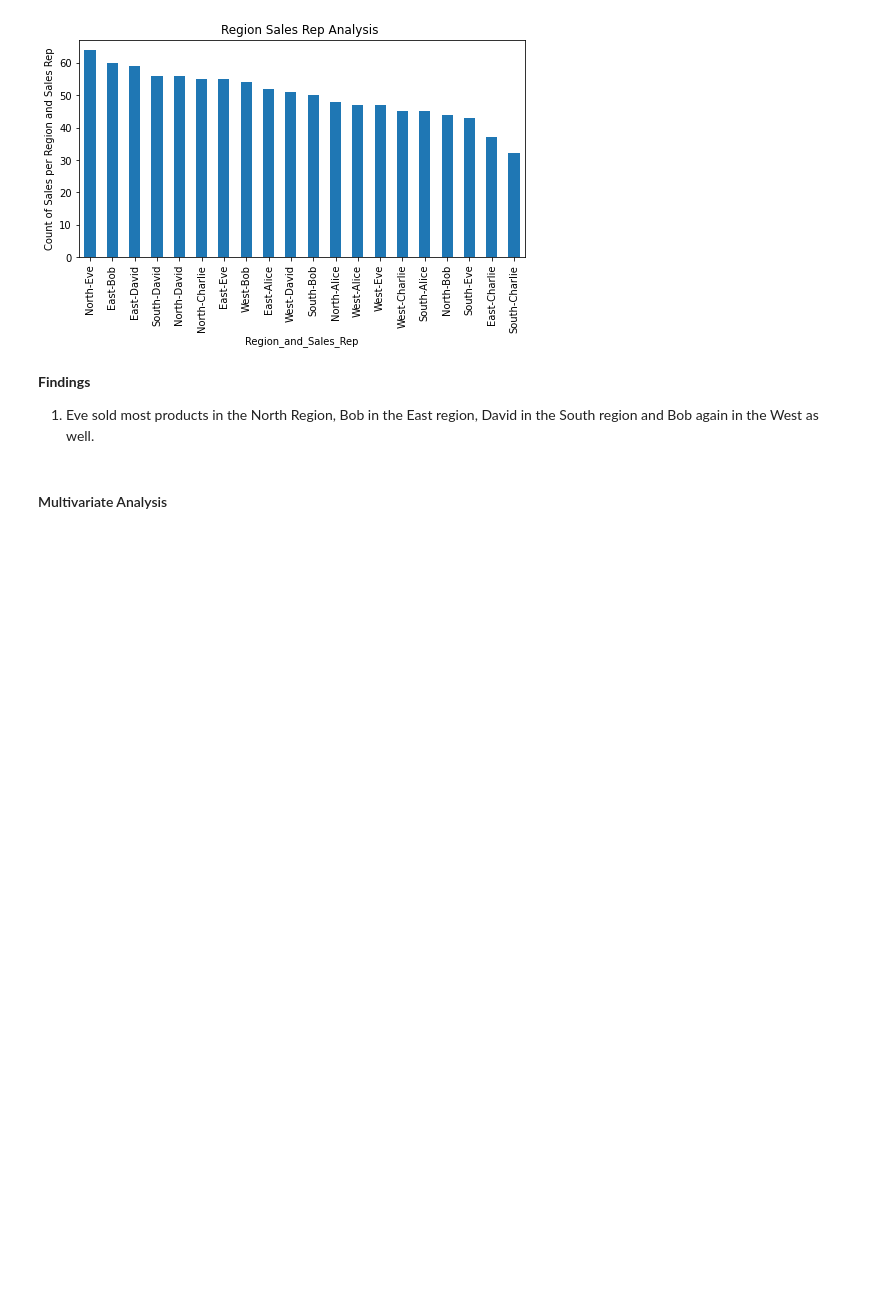
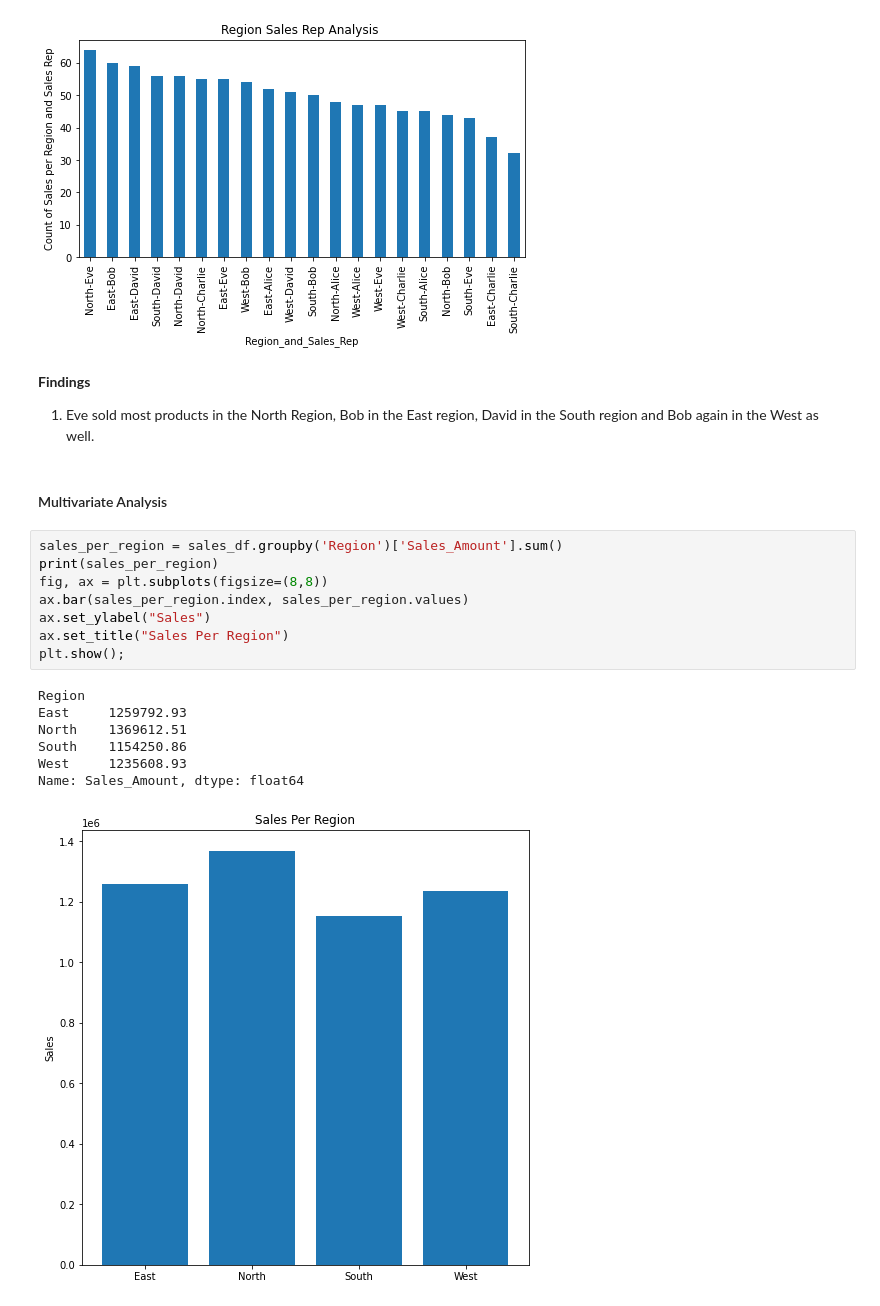
Before and after one commit to jgatharia/Sales_Analysis_Report, a Jupyter notebook: index.ipynb, the cells around one changed output. Drawn from its saved outputs; the diff is of its cells as text; blank space fills up the shorter version.

```diff
--- a/index.ipynb
+++ b/index.ipynb
@@ -325,3 +325,19 @@ Name: count, dtype: int64
 1. Eve sold most products in the North Region, Bob in the East region, David in the South region and Bob again in the West as well.
 # %% [markdown]
 #### Multivariate Analysis
+# %%
+sales_per_region = sales_df.groupby('Region')['Sales_Amount'].sum()
+print(sales_per_region)
+fig, ax = plt.subplots(figsize=(8,8))
+ax.bar(sales_per_region.index, sales_per_region.values)
+ax.set_ylabel("Sales")
+ax.set_title("Sales Per Region")
+plt.show();
+# %% [output]
+Region
+East     1259792.93
+North    1369612.51
+South    1154250.86
+West     1235608.93
+Name: Sales_Amount, dtype: float64
+[figure, added]
```
Also changed, not shown: parts of 8 cells of this notebook.
